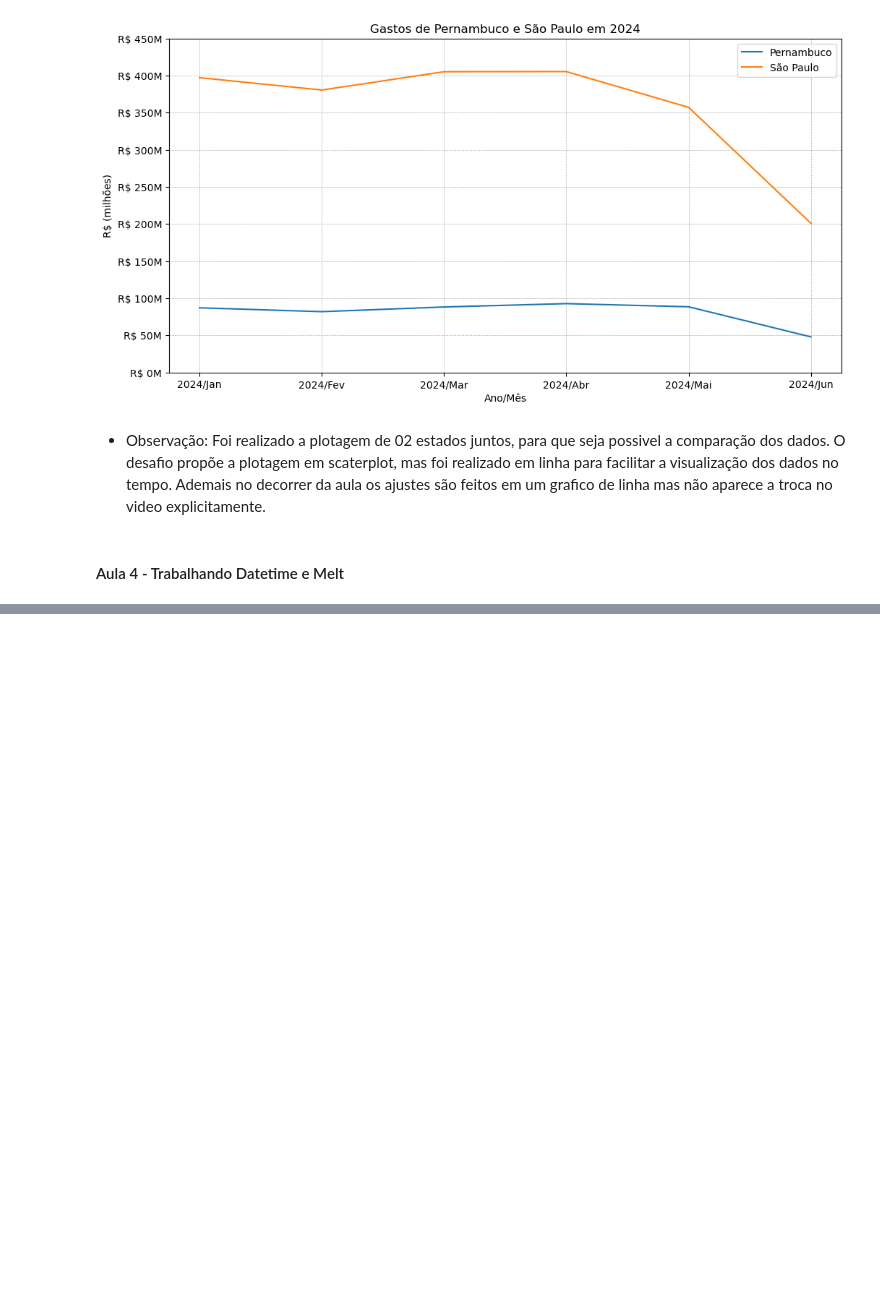
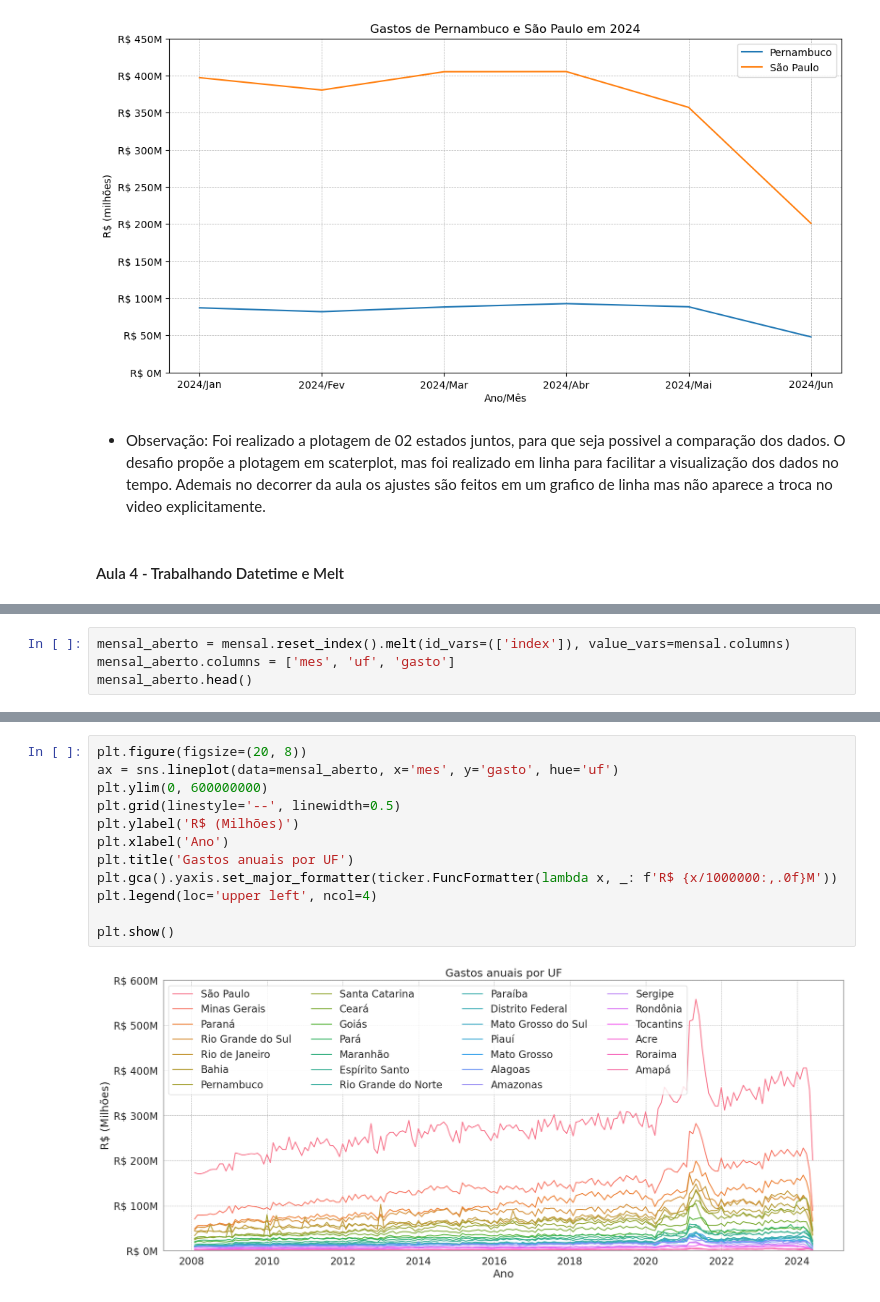
Before and after one commit to janainacazuza/Data-Analytics-FIAP-Pos-Thech, a Jupyter notebook: fase_01/notebooks/exploration/03_ibge.ipynb, the cells around one changed output, grey strips where cells are left out. Cells and saved outputs as stored; diff of their text form; blank space fills up the shorter version.

```diff
--- a/fase_01/notebooks/exploration/03_ibge.ipynb
+++ b/fase_01/notebooks/exploration/03_ibge.ipynb
@@ -482,0 +587,4 @@ plt.show()
+# %%
+mensal_aberto = mensal.reset_index().melt(id_vars=(['index']), value_vars=mensal.columns)
+mensal_aberto.columns = ['mes', 'uf', 'gasto']
+mensal_aberto.head()
@@ -482,0 +614,14 @@ plt.show()
+# %%
+plt.figure(figsize=(20, 8))
+ax = sns.lineplot(data=mensal_aberto, x='mes', y='gasto', hue='uf')
+plt.ylim(0, 600000000)
+plt.grid(linestyle='--', linewidth=0.5)
+plt.ylabel('R$ (Milhões)')
+plt.xlabel('Ano')
+plt.title('Gastos anuais por UF')
+plt.gca().yaxis.set_major_formatter(ticker.FuncFormatter(lambda x, _: f'R$ {x/1000000:,.0f}M'))
+plt.legend(loc='upper left', ncol=4)
+
+plt.show()
+# %% [output]
+[figure, added]
```
Also changed, not shown: parts of 22 cells of this notebook.
